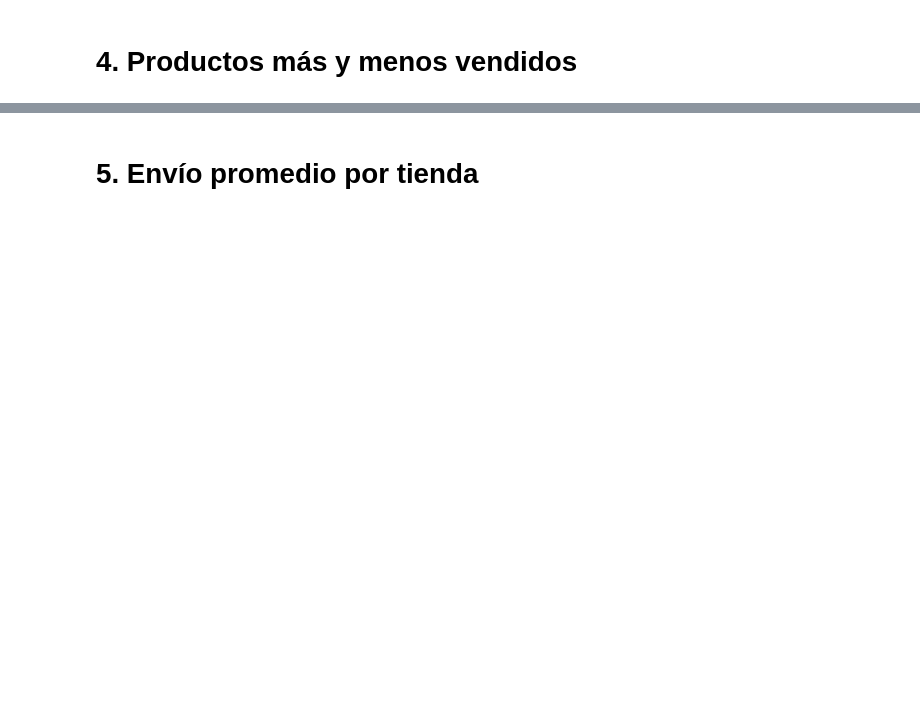
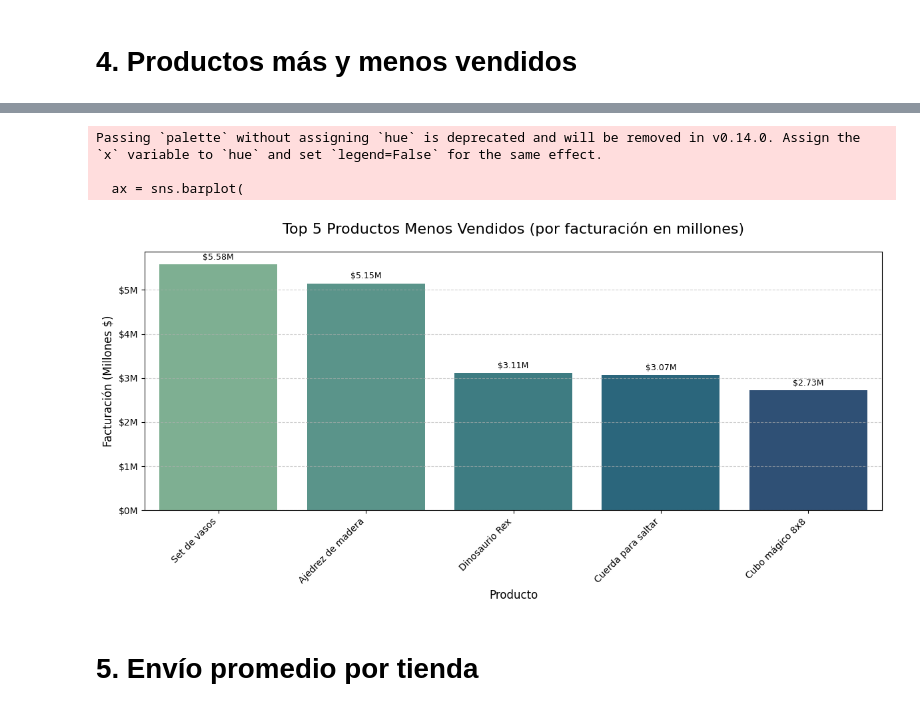
Before and after one commit to RodrigoMunoz-dev/Challenge-Alura-Store, a Jupyter notebook: AluraStoreLatam.ipynb, the cells around one changed output, grey strips where cells are left out. Drawn from its saved outputs; the diff is of its cells as text; code cells hidden in the pictures; blank space fills up the shorter version.

```diff
--- a/AluraStoreLatam.ipynb
+++ b/AluraStoreLatam.ipynb
@@ -174,2 +282,50 @@ display(calificacion_media)
+# %%
+import matplotlib.pyplot as plt
+import seaborn as sns
+
+# Calcular los 5 productos menos vendidos
+bottom_productos = (
+    datos.groupby('Producto', as_index=False)['Precio']
+    .sum()
+    .sort_values(by='Precio', ascending=True)
+    .head(5)
+)
+
+# Convertimos a millones
+bottom_productos['Precio_Millones'] = bottom_productos['Precio'] / 1e6
+
+# (opcional) Si quieres mostrar de mayor a menor dentro de los menos vendidos
+bottom_productos = bottom_productos.sort_values(by='Precio', ascending=False)
+
+plt.figure(figsize=(12, 6))
+ax = sns.barplot(
+    data=bottom_productos,
+    x='Producto',
+    y='Precio_Millones',
+    order=bottom_productos['Producto'],  # <- fuerza el orden del DataFrame
+    palette='crest'
+)
+
+plt.title('Top 5 Productos Menos Vendidos (por facturación en millones)', fontsize=16, pad=20)
+plt.xlabel('Producto', fontsize=12)
+plt.ylabel('Facturación (Millones $)', fontsize=12)
+plt.xticks(rotation=45, ha='right')
+
+# Etiquetas encima de las barras
+for container in ax.containers:
+    ax.bar_label(container, labels=[f"${v:,.2f}M" for v in container.datavalues],
+                 fontsize=9, padding=3)
+
+# Formato del eje Y en millones
+ax.yaxis.set_major_formatter(plt.FuncFormatter(lambda x, _: f"${x:,.0f}M"))
+
+plt.grid(axis='y', linestyle='--', alpha=0.6)
+plt.tight_layout()
+plt.show()
+# %% [output]
+Passing `palette` without assigning `hue` is deprecated and will be removed in v0.14.0. Assign the `x` variable to `hue` and set `legend=False` for the same effect.
+
+  ax = sns.barplot(
+[figure, added]
 # %% [markdown]
 # 5. Envío promedio por tienda
```
Also changed, not shown: parts of 10 cells of this notebook.
